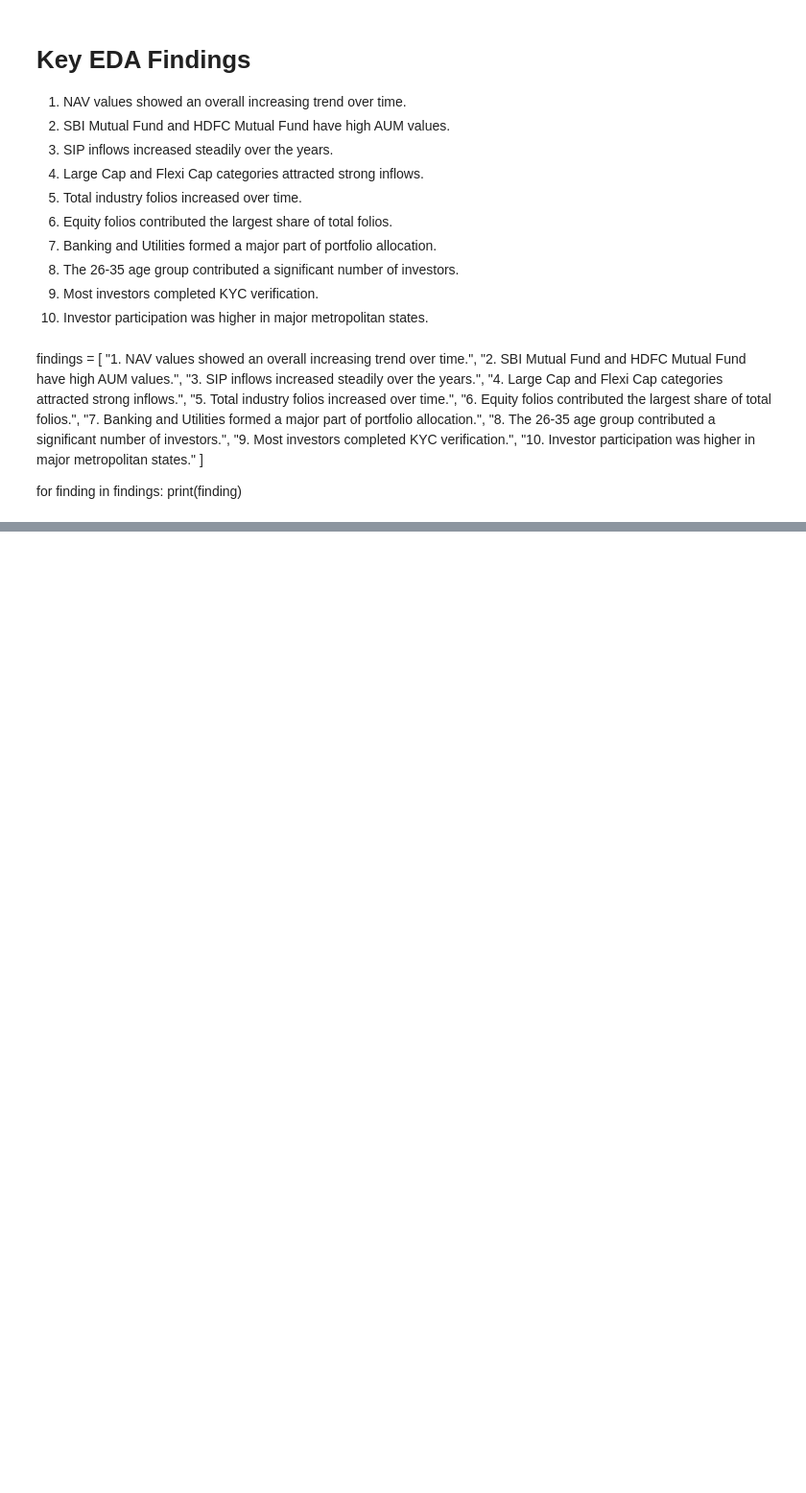
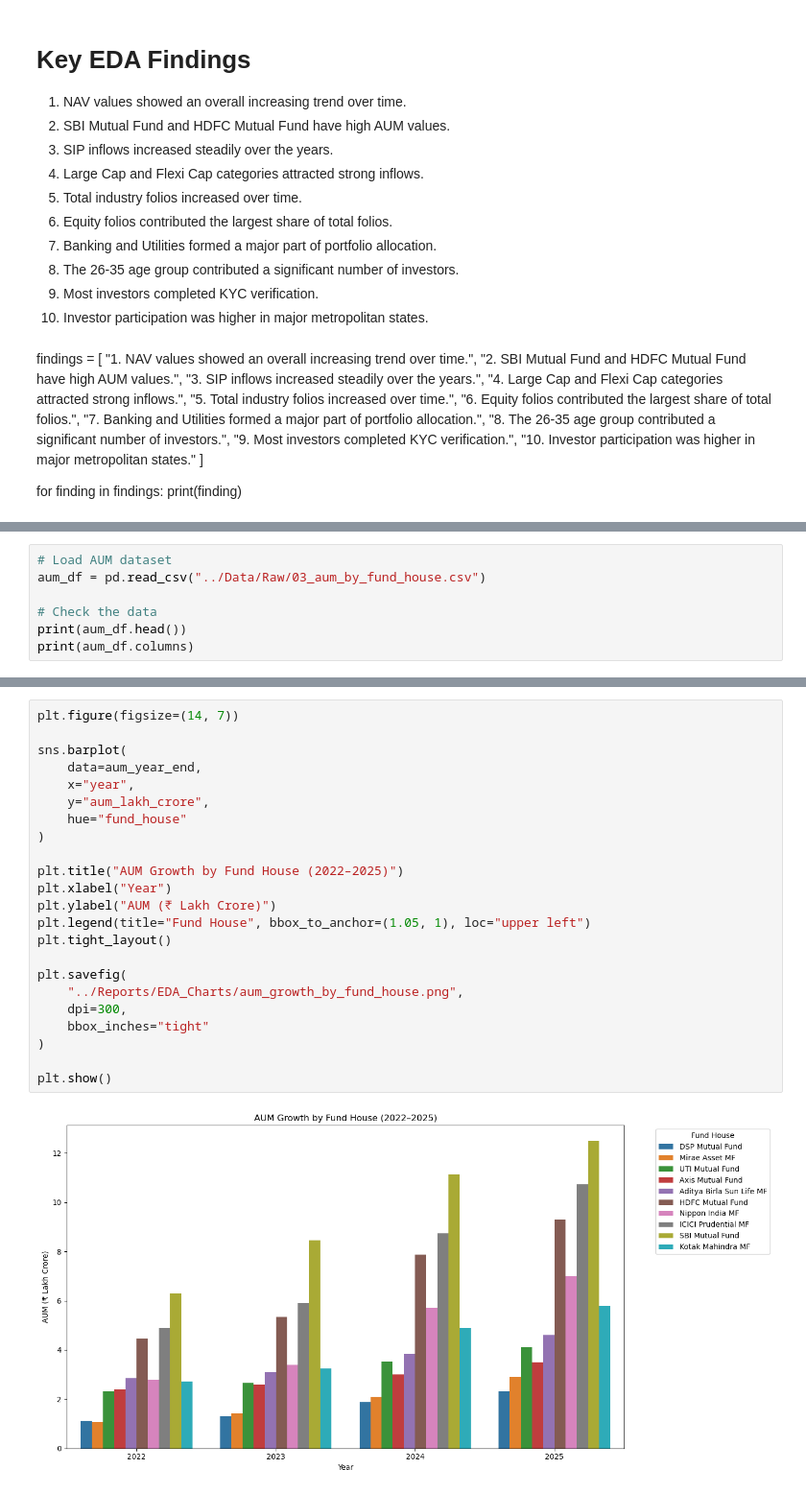
Before and after one commit to sanallabhavana17/MutualFundAnalytics, a Jupyter notebook: notebooks/EDA_Analysis.ipynb, the cells around one changed output, grey strips where cells are left out. Shown at 96% size. Saved outputs shown, nothing was run; the diff lists cells and outputs as text; blank space fills up the shorter version.

```diff
--- a/notebooks/EDA_Analysis.ipynb
+++ b/notebooks/EDA_Analysis.ipynb
@@ -693,0 +1009,7 @@ for finding in findings:
+# %%
+# Load AUM dataset
+aum_df = pd.read_csv("../Data/Raw/03_aum_by_fund_house.csv")
+
+# Check the data
+print(aum_df.head())
+print(aum_df.columns)
@@ -693,0 +1065,25 @@ for finding in findings:
+# %%
+plt.figure(figsize=(14, 7))
+
+sns.barplot(
+    data=aum_year_end,
+    x="year",
+    y="aum_lakh_crore",
+    hue="fund_house"
+)
+
+plt.title("AUM Growth by Fund House (2022–2025)")
+plt.xlabel("Year")
+plt.ylabel("AUM (₹ Lakh Crore)")
+plt.legend(title="Fund House", bbox_to_anchor=(1.05, 1), loc="upper left")
+plt.tight_layout()
+
+plt.savefig(
+    "../Reports/EDA_Charts/aum_growth_by_fund_house.png",
+    dpi=300,
+    bbox_inches="tight"
+)
+
+plt.show()
+# %% [output]
+[figure, added]
```
Also changed, not shown: parts of 50 cells of this notebook, 25 other files.
